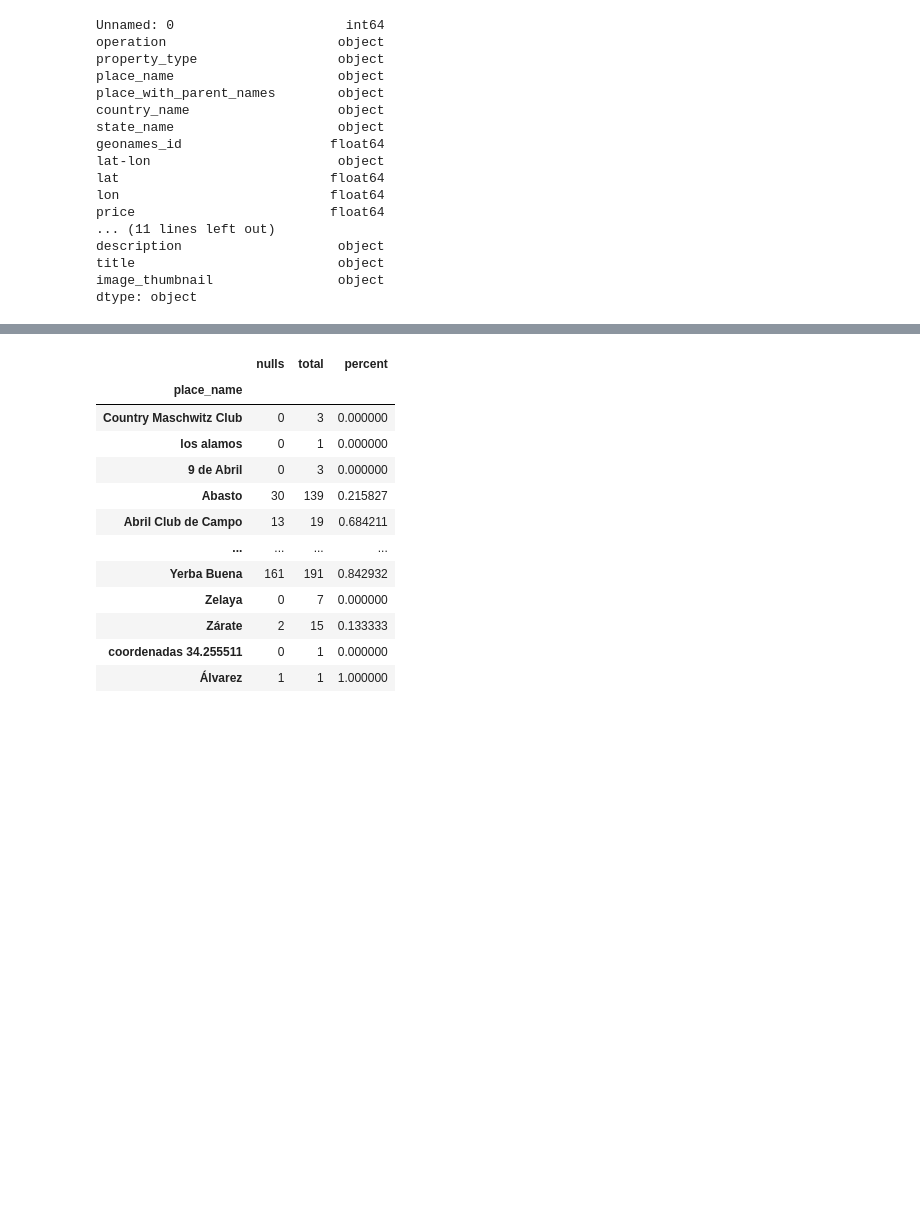
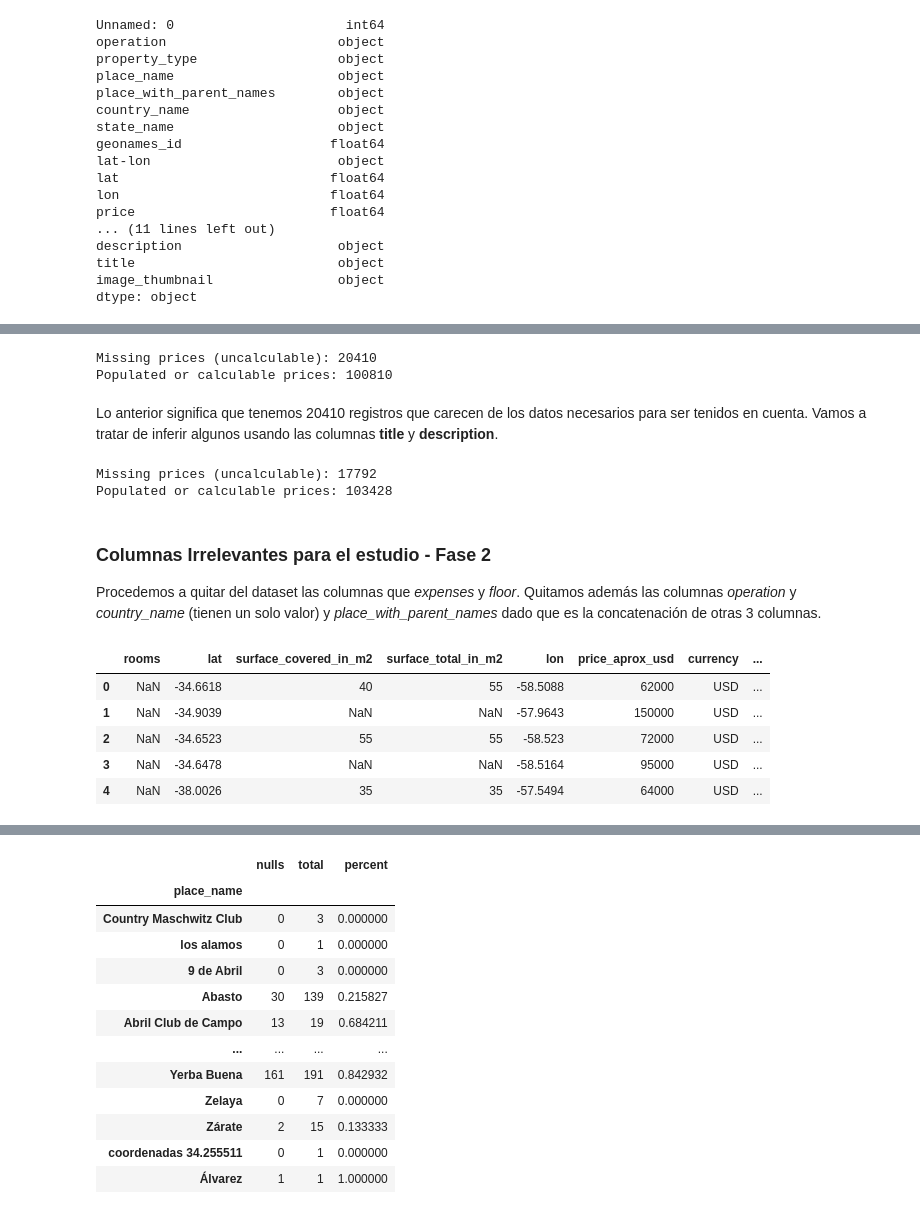
Before and after one commit to DH-DSBLEND-0420-grupo3/desafio-1, a Jupyter notebook: EDA.ipynb, the cells around one changed output, grey strips where cells are left out. Saved outputs shown, nothing was run; the diff lists cells and outputs as text; code cells hidden in the pictures; blank space fills up the shorter version.

```diff
--- a/EDA.ipynb
+++ b/EDA.ipynb
@@ -192,0 +163,5 @@ data = data.apply(set_price_if_usd_in_title, axis=1)
+# %%
+rex = re.compile(r'\s+')
+fformat = lambda x: rex.sub(' ', str(x)).strip().lower()
+data['description'] = data['description'].apply(fformat)
+data['title']       = data['title'].apply(fformat)
@@ -192,0 +229,53 @@ data = data.apply(set_price_if_usd_in_title, axis=1)
+# %%
+def show_prices_na(df):
+    price_na_mask   = df[['price', 'price_aprox_local_currency', 'price_aprox_usd']].isna().all(axis=1)
+    surface_na_mask = df[['surface_total_in_m2', 'surface_covered_in_m2']].isna().all(axis=1)
+    pper_m2_na_mask = df[['price_per_m2', 'price_usd_per_m2']].isna().all(axis=1)
+    uncalculable_price_mask = price_na_mask & (surface_na_mask | pper_m2_na_mask)
+    df_uncalculables = df[uncalculable_price_mask]
+    df_calculables = df[~uncalculable_price_mask]
+    print("Missing prices (uncalculable): {0}".format(df_uncalculables.index.size))
+    print("Populated or calculable prices: {0}".format(df_calculables.index.size))
+show_prices_na(data)
+# %% [output]
+Missing prices (uncalculable): 20410
+Populated or calculable prices: 100810
+# %% [markdown]
+Lo anterior significa que tenemos 20410 registros que carecen de los datos necesarios para ser tenidos en cuenta. Vamos a tratar de inferir algunos usando las columnas **title** y **description**.
+# %%
+def apply_price_from_title(r):
+    if re.search(r'en\s+venta', r.title, re.I):
+        if r.title.startswith(r'u$d') or r.title.startswith(r'usd'):
+            r.price    = np.float64(r.title.split()[1].strip().replace('.', ''))
+            r.currency = 'USD'
+        elif r.title.startswith(r'$'):
+            r.price    = np.float64(r.title.split()[1].strip().replace('.', ''))
+            r.currency = 'ARS'
+    return r
+
+price_na_mask   = data[['price', 'price_aprox_local_currency', 'price_aprox_usd']].isna().all(axis=1)
+surface_na_mask = data[['surface_total_in_m2', 'surface_covered_in_m2']].isna().all(axis=1)
+pper_m2_na_mask = data[['price_per_m2', 'price_usd_per_m2']].isna().all(axis=1)
+uncalculable_price_mask = price_na_mask & (surface_na_mask | pper_m2_na_mask)
+
+data[uncalculable_price_mask] = data[uncalculable_price_mask].apply(apply_price_from_title, axis=1)
+show_prices_na(data)
+# %% [output]
+Missing prices (uncalculable): 17792
+Populated or calculable prices: 103428
+# %% [markdown]
+### Columnas Irrelevantes para el estudio - Fase 2
+Procedemos a quitar del dataset las columnas que *expenses* y *floor*.
+Quitamos además las columnas *operation* y *country_name* (tienen un solo valor) y *place_with_parent_names* dado que es la concatenación de otras 3 columnas.
+# %%
+all_columns = set(data.columns)
+relevant_columns = all_columns.difference({'country_name', 'operation', 'place_with_parent_names', 'expenses', 'floor'})
+data = data.loc[:, list(relevant_columns)]
+data.head()
+# %% [output]
+|  | rooms | lat | surface_covered_in_m2 | surface_total_in_m2 | lon | price_aprox_usd | currency | ... |
+| 0 | NaN | -34.6618 | 40 | 55 | -58.5088 | 62000 | USD | ... |
+| 1 | NaN | -34.9039 | NaN | NaN | -57.9643 | 150000 | USD | ... |
+| 2 | NaN | -34.6523 | 55 | 55 | -58.523 | 72000 | USD | ... |
+| 3 | NaN | -34.6478 | NaN | NaN | -58.5164 | 95000 | USD | ... |
+| 4 | NaN | -38.0026 | 35 | 35 | -57.5494 | 64000 | USD | ... |
```
Also changed, not shown: parts of 42 cells of this notebook.
